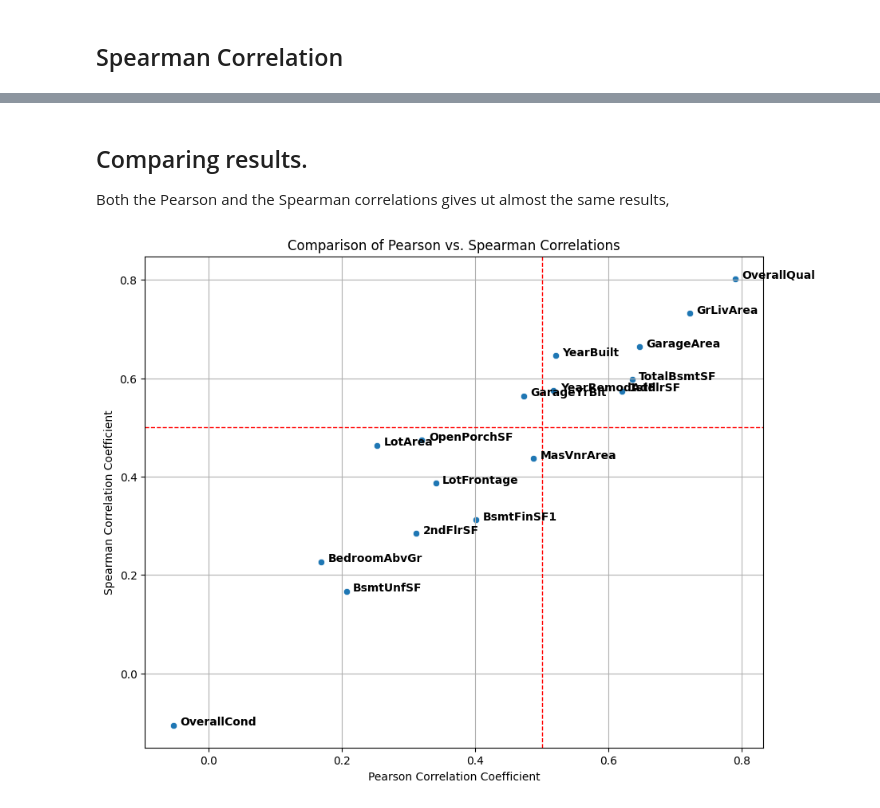
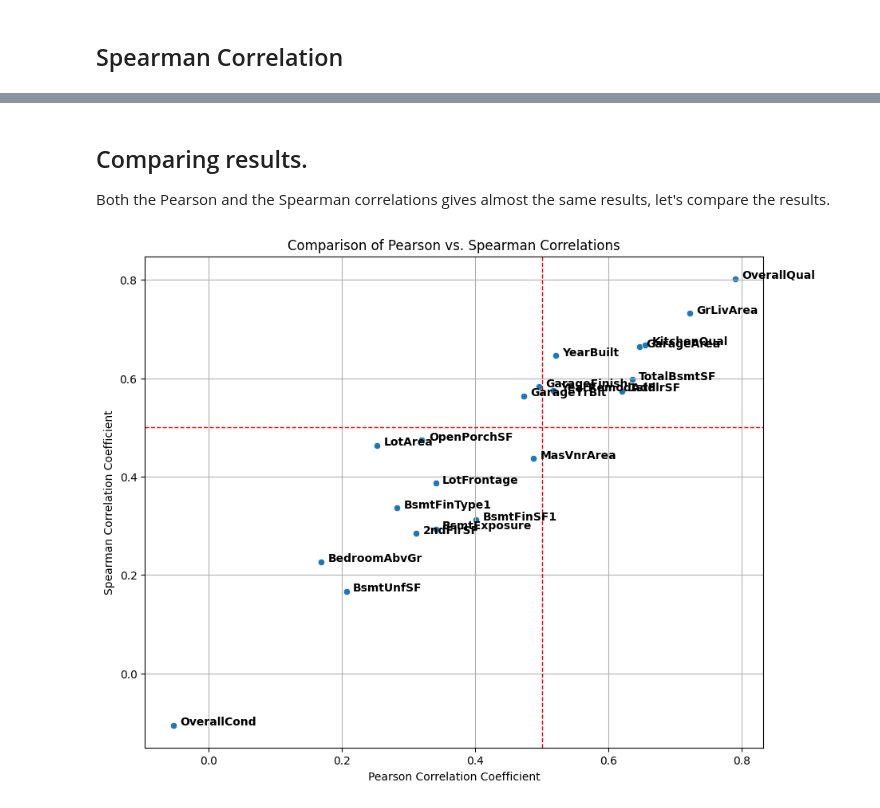
Before and after one commit to dvudd/CI_PP5, a Jupyter notebook: jupyter_notebooks/03 - CorrelationStudy.ipynb, the cells around one changed output, grey strips where cells are left out. Drawn from its saved outputs; the diff is of its cells as text; code cells hidden in the pictures.

```diff
--- a/jupyter_notebooks/03 - CorrelationStudy.ipynb
+++ b/jupyter_notebooks/03 - CorrelationStudy.ipynb
@@ -93,26 +92,29 @@ Text(0, 0.5, 'Correlation Coefficient')
 # %% [markdown]
 ## Comparing results.
-Both the Pearson and the Spearman correlations gives ut almost the same results,
+Both the Pearson and the Spearman correlations gives almost the same results, let's compare the results.
 # %%
+# Define the threshold
+threshold = 0.5
+
 correlation_comparison = pd.DataFrame({
     'Pearson': pearson_corr,
     'Spearman': spearman_corr
 })
 
 plt.figure(figsize=(10, 8))
 sns.scatterplot(x='Pearson', y='Spearman', data=correlation_comparison)
 plt.title('Comparison of Pearson vs. Spearman Correlations')
 plt.xlabel('Pearson Correlation Coefficient')
 plt.ylabel('Spearman Correlation Coefficient')
 
-plt.axhline(0.5, color='red', linestyle='--', linewidth=1)
-plt.axvline(0.5, color='red', linestyle='--', linewidth=1)
+plt.axhline(threshold, color='red', linestyle='--', linewidth=1)
+plt.axvline(threshold, color='red', linestyle='--', linewidth=1)
 
 for line in range(0, correlation_comparison.shape[0]):
     plt.text(correlation_comparison.Pearson[line]+0.01, correlation_comparison.Spearman[line],
              correlation_comparison.index[line], horizontalalignment='left', size='medium', color='black', weight='semibold')
 
 plt.grid(True)
 plt.show()
 # %% [output]
-[figure, old version]
+[figure, new version]
```
Also changed, not shown: parts of 13 cells of this notebook.
